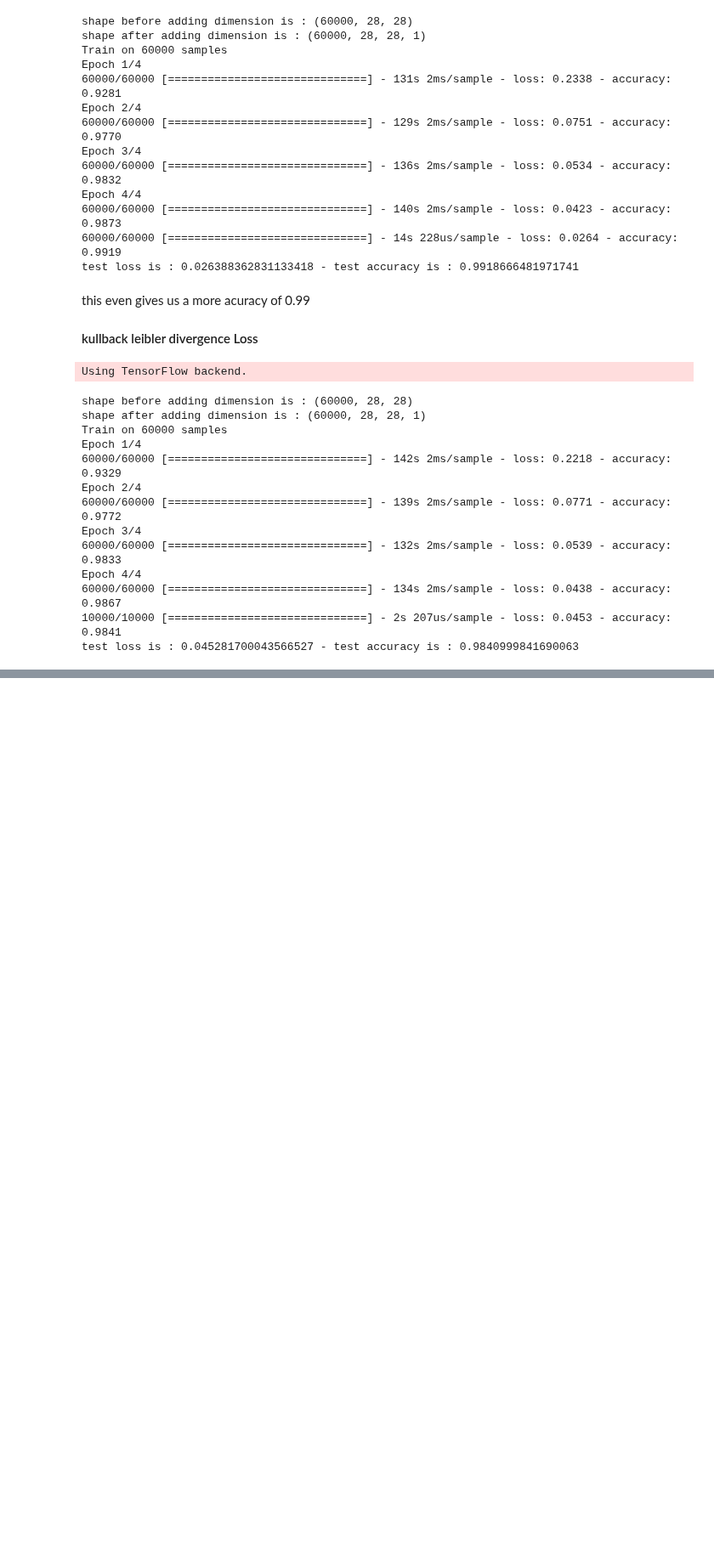
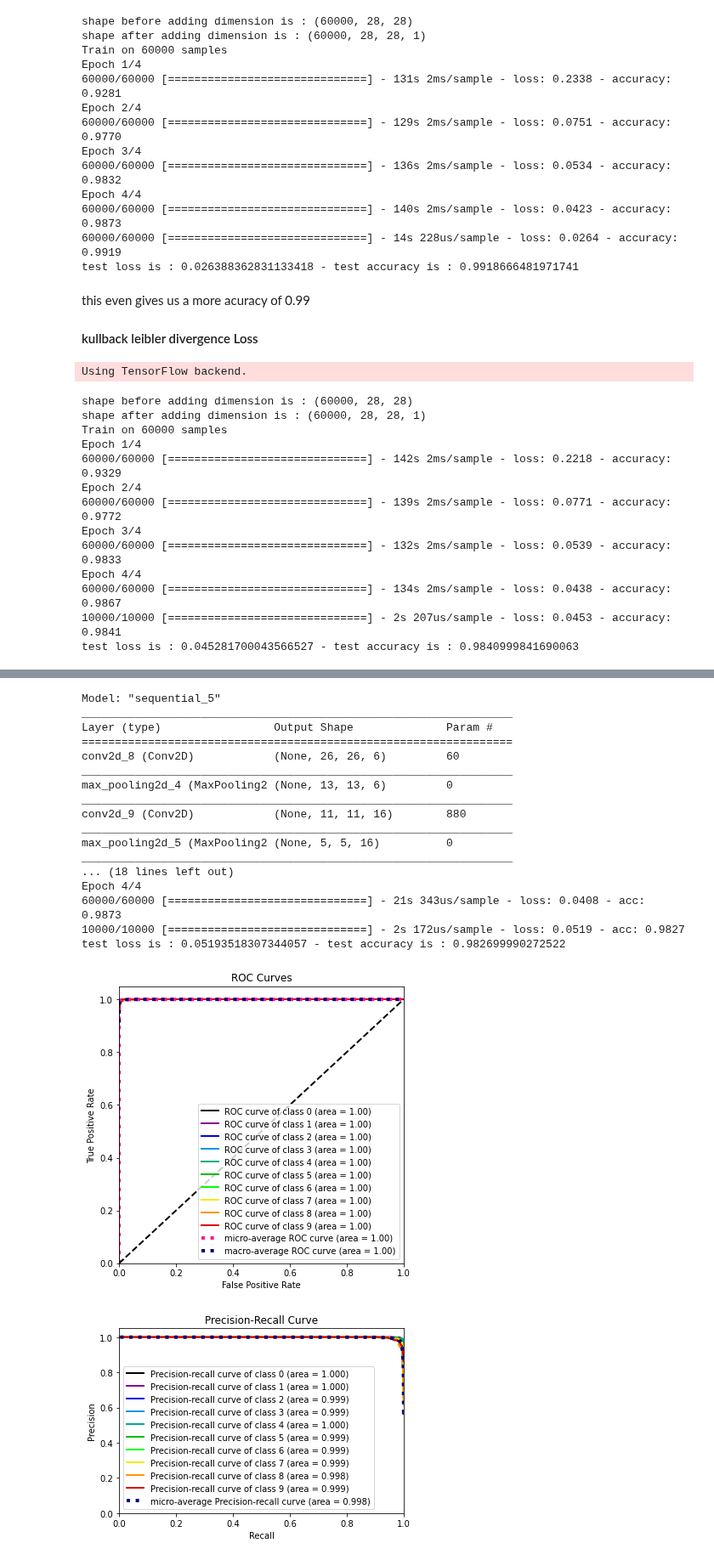
Before and after one commit to Adrieennn/CNN, a Jupyter notebook: NN.ipynb, the cells around one changed output, grey strips where cells are left out. Shown at 85% size. Saved outputs shown, nothing was run; the diff lists cells and outputs as text; code cells hidden in the pictures; blank space fills up the shorter version.

Commit message:
types of pooling

```diff
--- a/NN.ipynb
+++ b/NN.ipynb
@@ -700,0 +706,40 @@ test loss is : 0.045281700043566527 - test accuracy is : 0.9840999841690063
+# %%
+model2 = keras.Sequential([
+        layers.Conv2D(filters=6, kernel_size=(3, 3), activation='relu', input_shape=(28,28,1)),
+        layers.MaxPool2D(),
+        layers.Conv2D(filters=16, kernel_size=(3, 3), activation='relu'),
+        layers.MaxPool2D(),
+        layers.Flatten(),
+        layers.Dense(units=120, activation='relu'),
+        layers.Dense(units=84, activation='relu'),
+        layers.Dense(units=10, activation = 'softmax')
+    ])
+
+model2.summary()
+model2.compile(optimizer = "adam", loss = "sparse_categorical_crossentropy", metrics = ["accuracy"])
+
+model2.fit(x_train, y_train, epochs = 4)
+
+accuracy(model2, x_test, y_test)
+roc_curve(model2, x_test, y_test)
+precision_recall(model2, x_test, y_test)
+# %% [output]
+Model: "sequential_5"
+_________________________________________________________________
+Layer (type)                 Output Shape              Param #
+=================================================================
+conv2d_8 (Conv2D)            (None, 26, 26, 6)         60
+_________________________________________________________________
+max_pooling2d_4 (MaxPooling2 (None, 13, 13, 6)         0
+_________________________________________________________________
+conv2d_9 (Conv2D)            (None, 11, 11, 16)        880
+_________________________________________________________________
+max_pooling2d_5 (MaxPooling2 (None, 5, 5, 16)          0
+_________________________________________________________________
+... (18 lines left out)
+Epoch 4/4
+60000/60000 [==============================] - 21s 343us/sample - loss: 0.0408 - acc: 0.9873
+10000/10000 [==============================] - 2s 172us/sample - loss: 0.0519 - acc: 0.9827
+test loss is : 0.05193518307344057 - test accuracy is : 0.982699990272522
+[figure, added]
+[figure, added]
```
Also changed, not shown: parts of 8 cells of this notebook.
